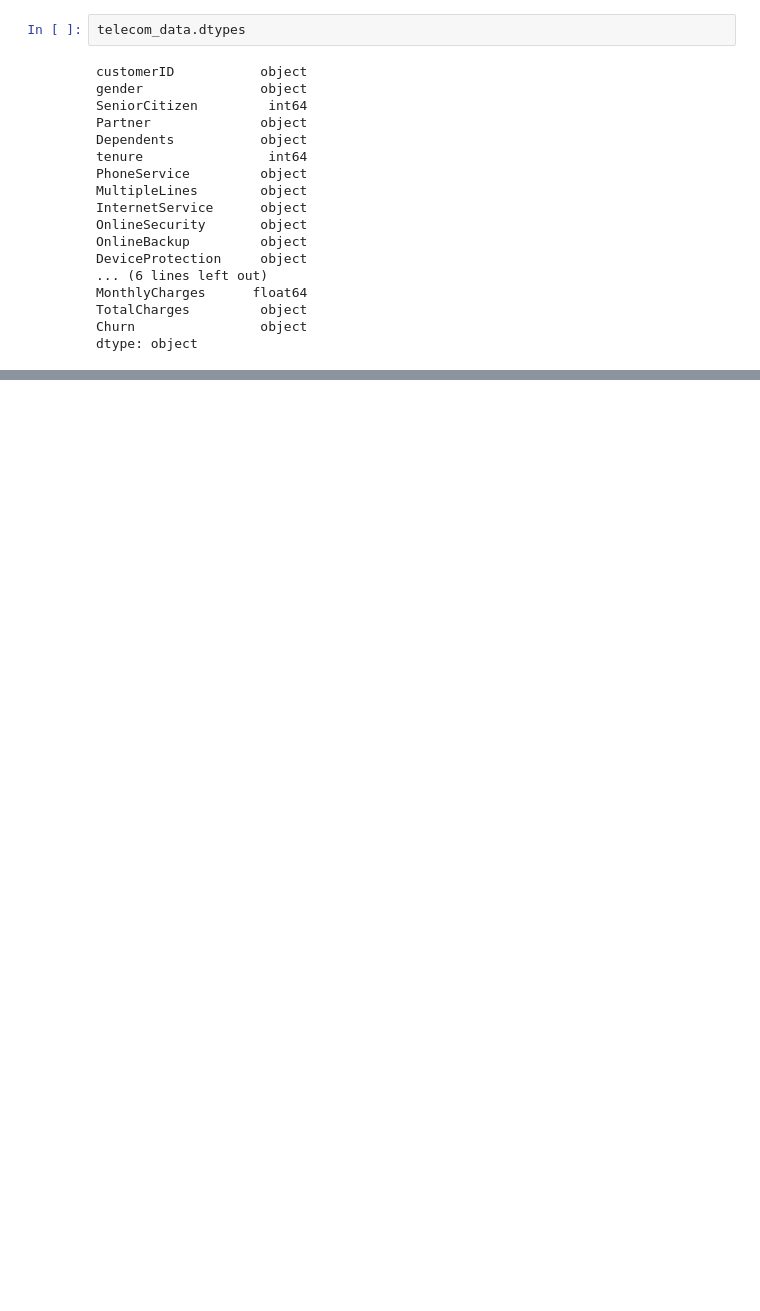
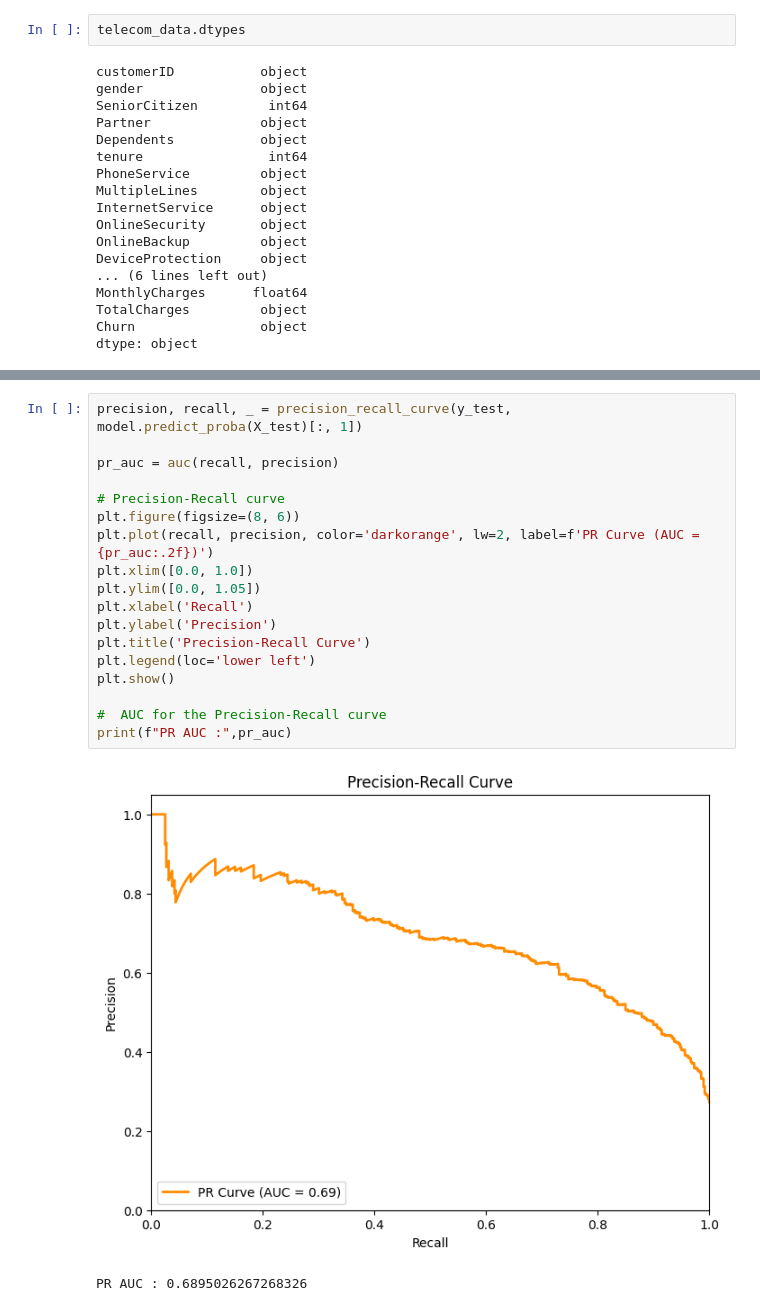
Before and after one commit to badrinarayanan02/machine_learning, a Jupyter notebook: 2348507_lab5.ipynb, the cells around one changed output, grey strips where cells are left out. Drawn from its saved outputs; the diff is of its cells as text; blank space fills up the shorter version.

```diff
--- a/2348507_lab5.ipynb
+++ b/2348507_lab5.ipynb
@@ -70,0 +213,21 @@ Getting correlation between churn and other variables
+# %%
+precision, recall, _ = precision_recall_curve(y_test, model.predict_proba(X_test)[:, 1])
+
+pr_auc = auc(recall, precision)
+
+# Precision-Recall curve
+plt.figure(figsize=(8, 6))
+plt.plot(recall, precision, color='darkorange', lw=2, label=f'PR Curve (AUC = {pr_auc:.2f})')
+plt.xlim([0.0, 1.0])
+plt.ylim([0.0, 1.05])
+plt.xlabel('Recall')
+plt.ylabel('Precision')
+plt.title('Precision-Recall Curve')
+plt.legend(loc='lower left')
+plt.show()
+
+#  AUC for the Precision-Recall curve
+print(f"PR AUC :",pr_auc)
+# %% [output]
+[figure, added]
+PR AUC : 0.6895026267268326
```
Also changed, not shown: parts of 24 cells of this notebook.
